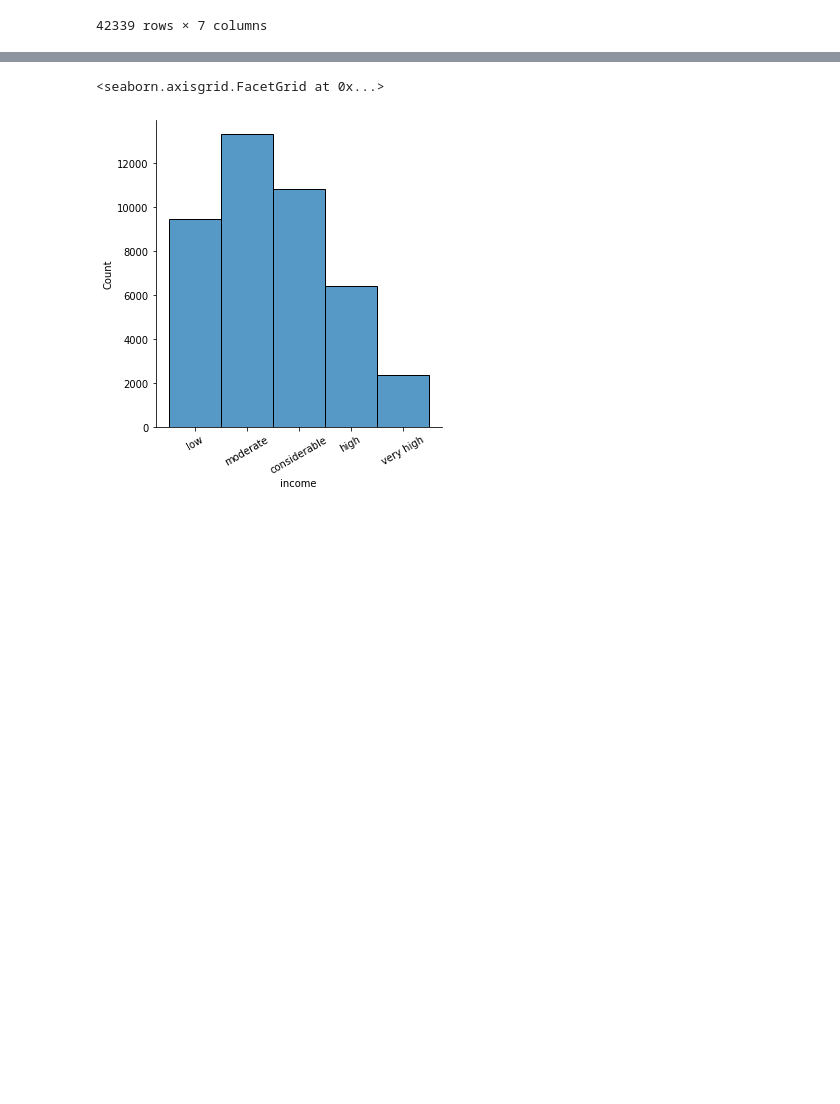
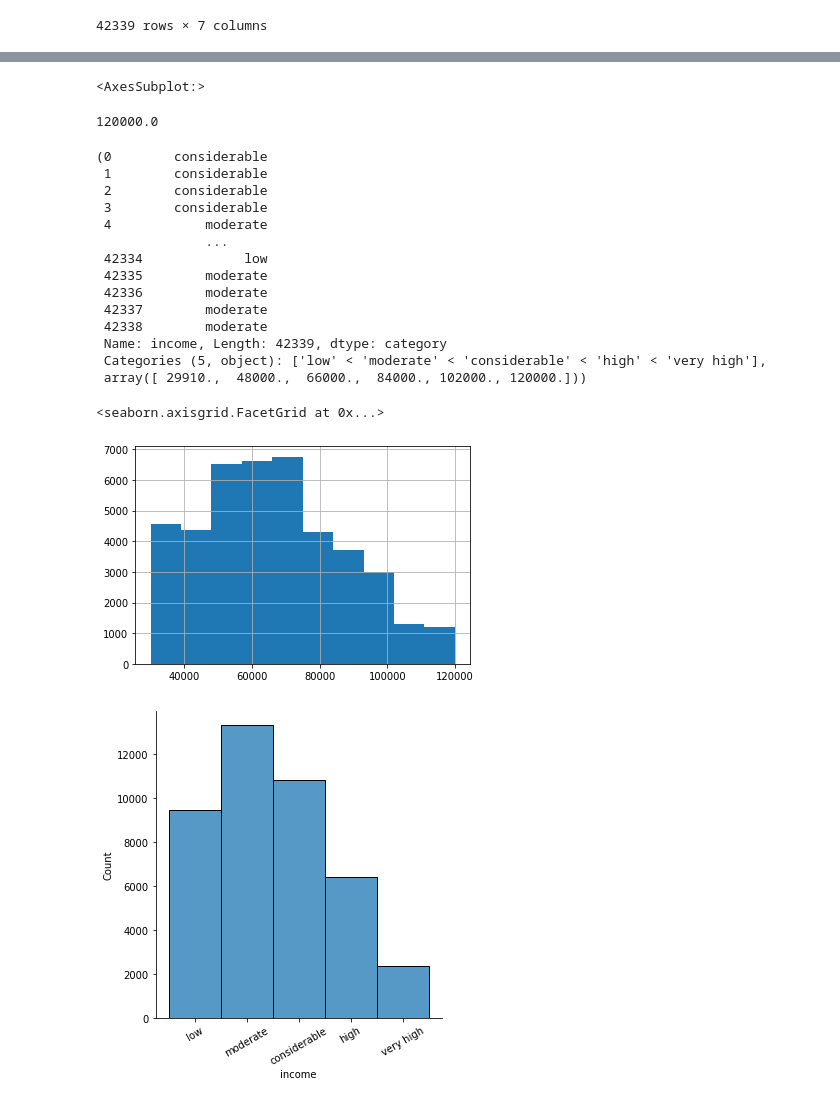
Before and after one commit to Sopka/udacity-starbucks-capstone, a Jupyter notebook: data_aggregation.ipynb, the cells around one changed output, grey strips where cells are left out. Saved outputs shown, nothing was run; the diff lists cells and outputs as text; code cells hidden in the pictures; blank space fills up the shorter version.

```diff
--- a/Starbucks_Capstone_notebook.ipynb
+++ b/data_aggregation.ipynb
@@ -378,9 +404,17 @@ All event types:  {'transaction', 'offer viewed', 'offer completed', 'offer rece
  'transaction': {'amount'}}
 # %%
 def prepare_transcript(transcript, profile_ids_with_nulls):
+    '''
+    Description: Delete all rows with persons ids where the corresponding profile data sets had only null values.
+                 Convert the categorical offer_type values to numbers.
+                 Convert the time unit from hours to days
+    Arguments:
+      transcript (pandas.DataFrame): DataFrame with columns person,event,time
+    Returns: Copy of the transformed DataFrame
+    '''
     transcript = transcript.copy() # do not alter the original values outside of this function
 
-    # we do not wan to consider transcript entries where persons in profile had only null values
+    # we do not want to consider transcript entries where persons in profile had only null values
     transcript = transcript[~(transcript.person.isin(profile_ids_with_nulls))]
 
     # create new columns each representing the json value for the corresponding event type.
@@ -527,7 +540,21 @@ ptranscript[(ptranscript.person == personid) ].sort_values(by='time')
 | 232881 | 9fa9ae8f57894cc9a3b8a9bbe0fc1b2f | offer completed | 540 | 4d5c57ea9a6940dd891ad53e9dbe8da0 | 10.0 | NaN | 22.50 |
 # %%
 def df_between_offer_events(transcript):
+    '''
+    Description: Remove all completed entries, where the customer has not viewed the offer before.
+                 This is indirectly achieved by first group by person(-id) and search for 'offer'-events
+                 in the grouped subsets.
+    Arguments:
+      transcript (pandas.DataFrame): the result of prepare_transcript() function
+    Returns: A DataFrame consisting of only offer related events
+    '''
+
     def compute_time_difference(chrono, offer_id, event, origtime, i):
+        '''
+        Description: helper method to search backwards in every persons subset
+                     to find the previous offer event.
+        Returns:     The elapsed time between events in days or NaN if no such event was found
+        '''
         while i>=0:
             row = chrono.iloc[i]
             if row.offer_id == offer_id and row.event == event:
@@ -536,13 +563,12 @@ def df_between_offer_events(transcript):
         return np.nan
 
     # unless we modify transcript.. ptranscript = transcript.copy()
-    #ptranscript.sort_values(by=['person','time'])
     offers = []
     for group, rest in ptranscript.groupby(by=['person']):
         chrono = rest.sort_values(by='time')
         for i in range(len(chrono)):
             row = chrono.iloc[i]
-            if not pd.isna(row.offer_id): # skip transcript
+            if not pd.isna(row.offer_id): # skip transaction events
                 if row.event == 'offer received':
                     offers.append([row.person, row.offer_id, row.event, 0])
                 elif row.event == 'offer viewed':
@@ -781,16 +807,24 @@ dtevent_combined
 # now merge the information from profile and portfolio into the aggregated transcript DataFrame
 # %%
 def enrich_dtevent(dtevent, profile, portfolio):
+    '''
+    Description: Merge profile and portfolio datasets into the processed transcript DataFrame
+    Arguments:
+      dtevent (pandas.DataFrame): the processed transcript DataFrame, e.g the result of
+                                   combine_offer_viewed_and_completed function
+      profile (pandas.DataFrame): the result of the prepare_profile function
+      portfolio (pandas.DataFrame): the result of the prepare_portfolio function
+    '''
     pdtevent = dtevent.copy()
     pdtevent = pdtevent.merge(profile, left_on='person', right_on='id', how='left')
     pdtevent.drop(columns=['id'], inplace=True)
     pdtevent = pdtevent.merge(portfolio, left_on='offer_id', right_on='id', how='left')
     pdtevent.drop(columns=['id'], inplace=True)
-    pdtevent.drop(columns=['offer_type'], inplace=True)
-    # todo: go only for offer_type_encoded not the ot_available columns...
     return pdtevent.sort_values(by=['person','offer_id'])
 
 enriched_dtevent = enrich_dtevent(dtevent_combined, pprofile, pportfolio)
+
+# save final aggregated DataFrame to disk
 enriched_dtevent.to_csv('enriched_dtevent.csv', index=False)
 
 enriched_dtevent
@@ -835,8 +881,29 @@ gender_f 0.70376531075155
 # %%
+display(enriched_dtevent.income.hist())
+# split discrete income values into 5 categories
 incomes = pd.cut(enriched_dtevent.income, 5, labels=['low', 'moderate' ,'considerable', 'high', 'very high'],retbins=True)
+display(enriched_dtevent.income.max())
+display(incomes)
 g = sns.displot(incomes[0])
 g.set_xticklabels(rotation=30)
 # %% [output]
-<seaborn.axisgrid.FacetGrid at 0x...>
+<AxesSubplot:>
+120000.0
+(0        considerable
+ 1        considerable
+ 2        considerable
+ 3        considerable
+ 4            moderate
+              ...
+ 42334             low
+ 42335        moderate
+ 42336        moderate
+ 42337        moderate
+ 42338        moderate
+ Name: income, Length: 42339, dtype: category
+ Categories (5, object): ['low' < 'moderate' < 'considerable' < 'high' < 'very high'],
+ array([ 29910.,  48000.,  66000.,  84000., 102000., 120000.]))
+<seaborn.axisgrid.FacetGrid at 0x...>
-[figure, old version]
+[figure, new version]
+[figure, added]
 # %%
```
Also changed, not shown: parts of 12 cells of this notebook, 7 other files.
